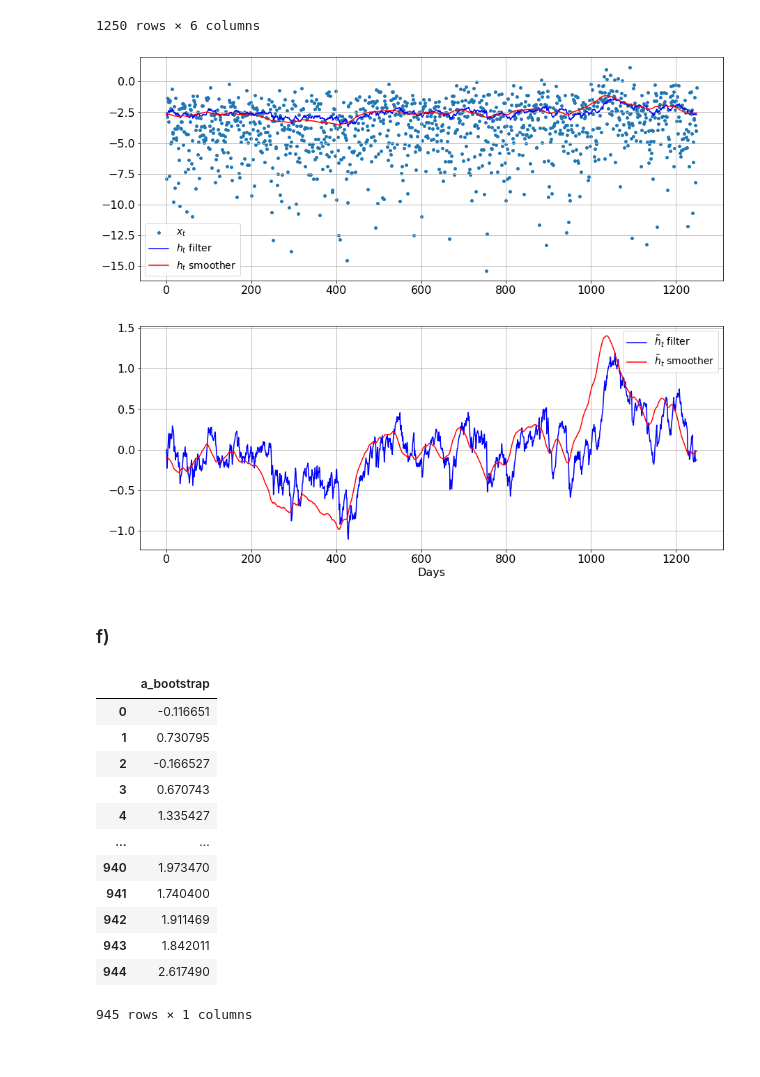
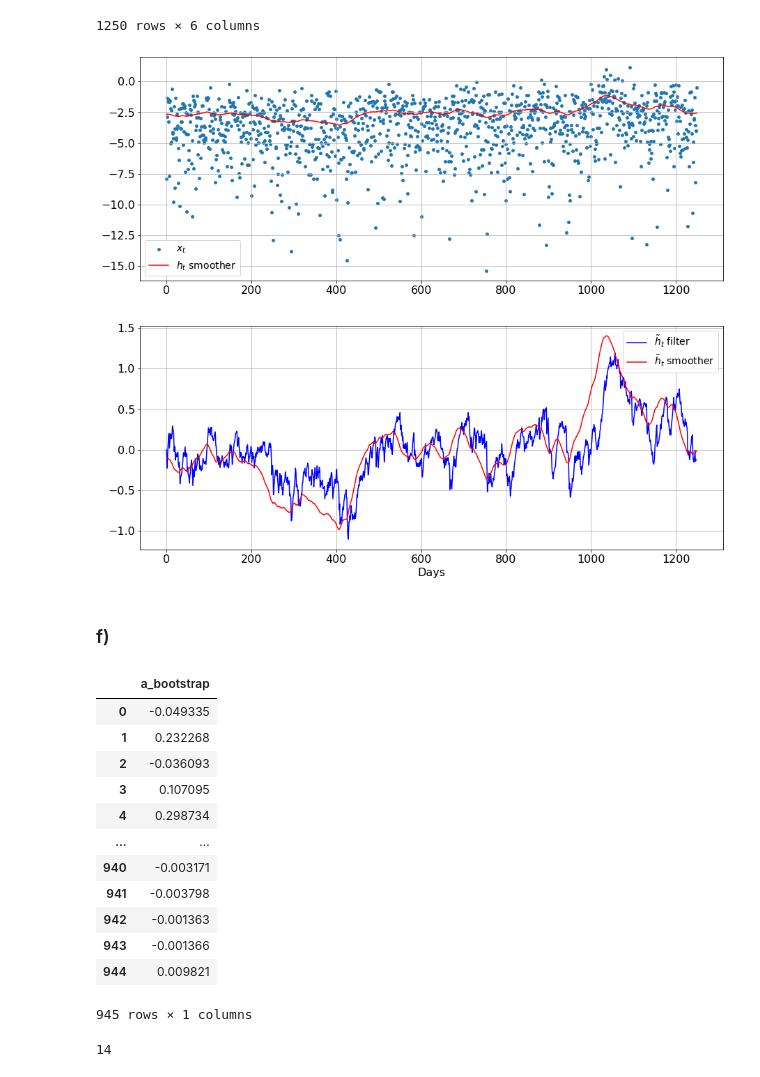
Before and after one commit to siemfenne/timeseriesmodels-vu, a Jupyter notebook: part2.ipynb, the cells around one changed output. Drawn from its saved outputs; the diff is of its cells as text; code cells hidden in the pictures.

```diff
--- a/part2.ipynb
+++ b/part2.ipynb
@@ -194,11 +199,12 @@ def kalman_smoother(params, y):
     n_obs = y.shape[0]
     r = 0
     N = 0
+    omega, phi, s2_eta = params
 
     for t in range(n_obs):
 
-        r = df_kf['F'][t]**-1 * df_kf['v'][t] + (1-df_kf['K'][t])*r
-        N = df_kf['F'][t]**-1 + (1-df_kf['K'][t])**2 * N
+        r = df_kf['F'][t]**-1 * df_kf['v'][t] + (phi-df_kf['K'][t])*r
+        N = df_kf['F'][t]**-1 + (phi-df_kf['K'][t])**2 * N
 
         a = df_kf['a_filter'][t] + df_kf['P'][t]*r
         V = df_kf['P'][t] - df_kf['P'][t]**2 * N
@@ -478,28 +484,28 @@ df_kf3
 # %%
 fig, axs = plt.subplots(2,1, figsize=(15,13))
 
 # upper left
 ax = axs[0]
 
 ax.scatter(df_rv.index, df_rv.xt_adj, s=15, label = r'$x_t$')
-ax.plot(df_kf3.index, df_kf3.a_filter, color = 'b', label = r'$h_t$ filter')
+# ax.plot(df_kf3.index, df_kf3.a_filter, color = 'b', label = r'$h_t$ filter')
 ax.plot(df_kf3.index, df_ks3.a_smoother, color = 'r', label = r"$h_t$ smoother")
 ax.legend(fontsize = 14)
 
 ax = axs[1]
 ax.plot(df_kf3.index, df_kf3.h_filter, color = 'b', label = r"$\tilde{h}_t$ filter")
 ax.plot(df_kf3.index, df_ks3.h_smoother, color = 'r', label = r"$\tilde{h}_t$ smoother" )
 ax.set_xlabel('Days', fontsize=16)
 ax.legend(fontsize = 14)
 
 for ax in axs:
     ax.grid()
     pass
 
-# plt.savefig(figure_path + 'fig2.e3.png', dpi=300)
+plt.savefig(figure_path + 'fig2.e3.png', dpi=300)
 plt.show()
 # %% [output]
-[figure, old version]
+[figure, new version]
 # %% [markdown]
 ### f)
 # %%
@@ -518,7 +524,7 @@ def bootstrap_filter(params, N, y, k):
         if t == 0:
             alpha_t = np.random.randn(N) * s2**0.5
         else:
-            alpha_t = np.random.randn(N) * s2**0.5 + phi*alpha_t
+            alpha_t = np.random.randn(N) * s2_eta**0.5 + phi*alpha_t
         #step 2
         weight_t = np.exp(-0.5*(np.log(2*np.pi) + (xi + alpha_t) + (y[t]-y.mean())**2 / np.exp(xi + alpha_t)))
         weight_t /= sum(weight_t)
@@ -536,18 +542,25 @@ df_bs = bootstrap_filter(params=res.x, N=10000, y=df['returns'], k=0.5)
 df_bs
 # %% [output]
 |  | a_bootstrap |
-| 0 | -0.116651 |
-| 1 | 0.730795 |
-| 2 | -0.166527 |
-| 3 | 0.670743 |
-| 4 | 1.335427 |
+| 0 | -0.049335 |
+| 1 | 0.232268 |
+| 2 | -0.036093 |
+| 3 | 0.107095 |
+| 4 | 0.298734 |
 | ... | ... |
-| 940 | 1.973470 |
-| 941 | 1.740400 |
-| 942 | 1.911469 |
-| 943 | 1.842011 |
-| 944 | 2.617490 |
+| 940 | -0.003171 |
+| 941 | -0.003798 |
+| 942 | -0.001363 |
+| 943 | -0.001366 |
+| 944 | 0.009821 |
 945 rows × 1 columns
+# %%
+lis1 = [1,2,3]
+lis2 = [1,2,3]
+lis3 = np.dot(lis1,lis2)
+lis3
+# %% [output]
+14
 # %%
 plt.figure(figsize=(15,5))
 plt.plot(df_bs.a_bootstrap, label=r'$\tilde{h}_t$ bootstrap')
```
Also changed, not shown: parts of 7 cells of this notebook, 4 other files.
